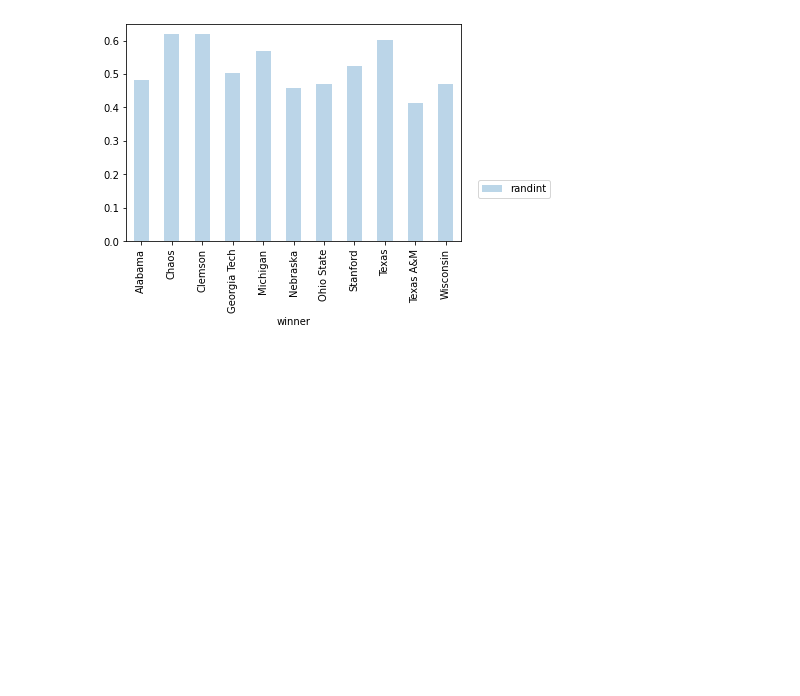
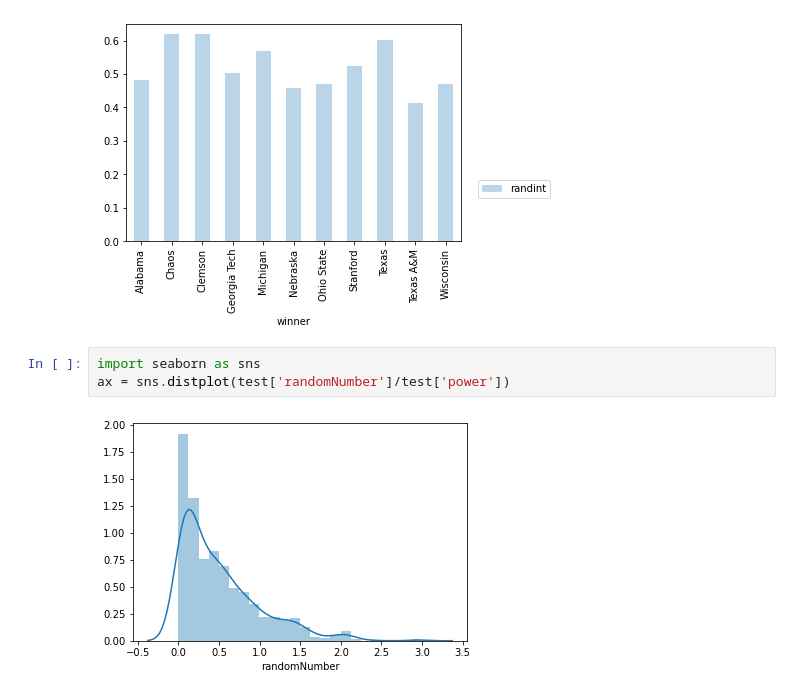
Before and after one commit to tuttlepower/CFBRiskTestingCenter, a Jupyter notebook: analytics/show_and_tell.ipynb, the cells around one changed output. Drawn from its saved outputs; the diff is of its cells as text; blank space fills up the shorter version.

```diff
--- a/analytics/show_and_tell.ipynb
+++ b/analytics/show_and_tell.ipynb
@@ -81,3 +81,8 @@ plt.legend(loc=(1.05, 0.2))
 plt.show()
 # %% [output]
 [figure]
+# %%
+import seaborn as sns
+ax = sns.distplot(test['randomNumber']/test['power'])
+# %% [output]
+[figure, added]
```
Also changed, not shown: parts of 1 cell of this notebook.
